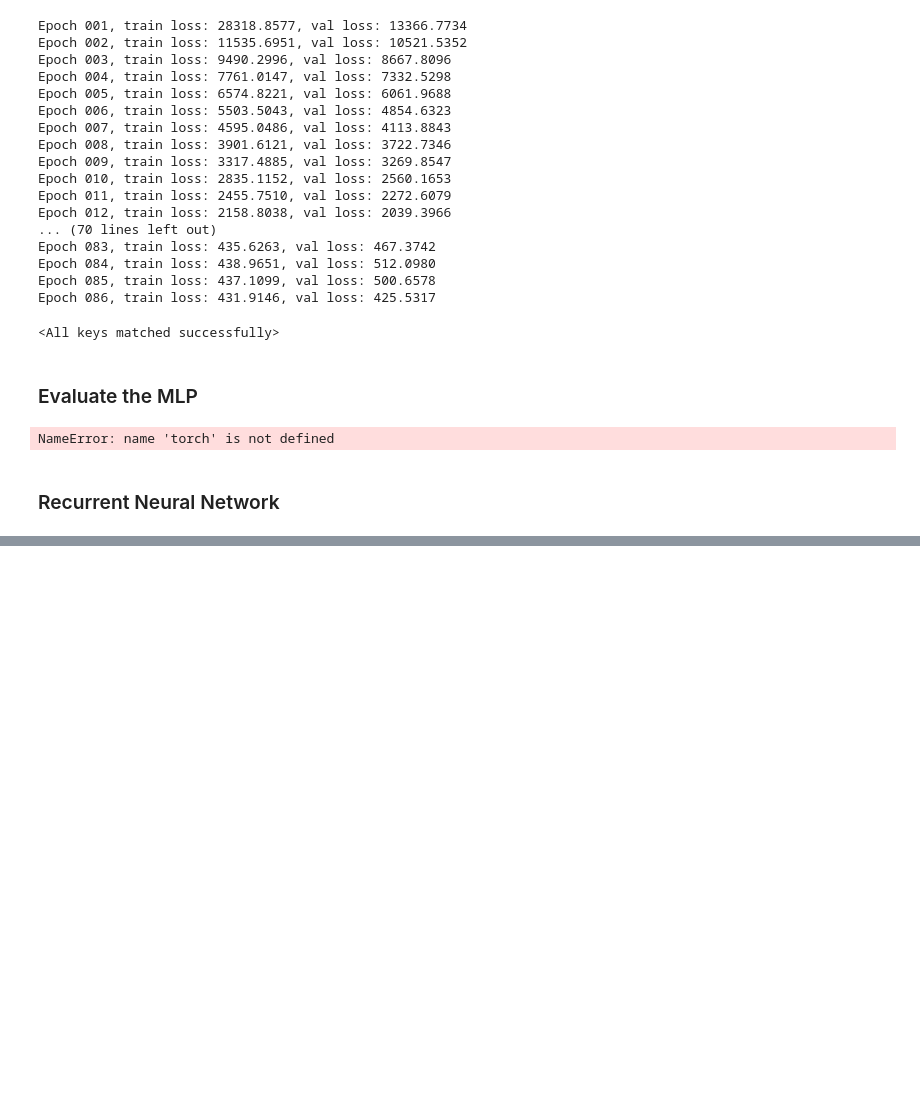
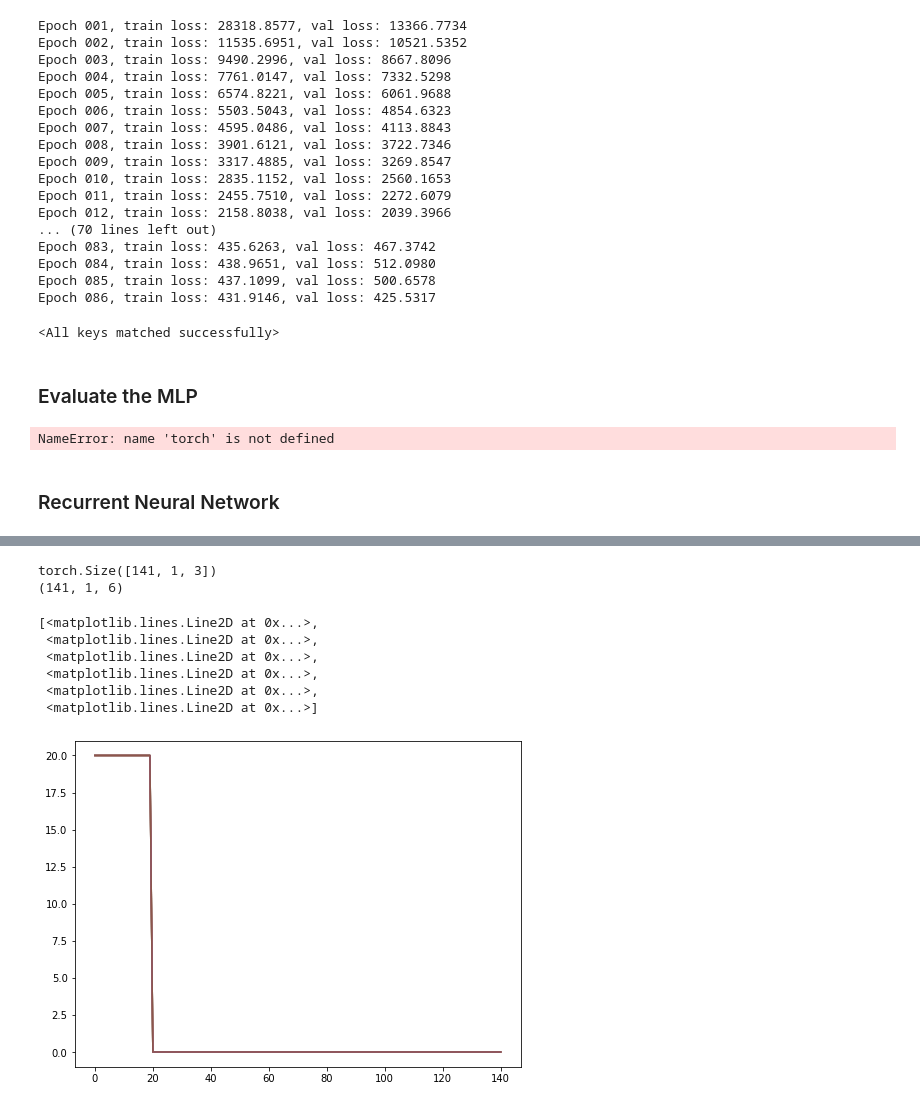
Before and after one commit to CarolineSainvitu/cenaero, a Jupyter notebook: yann/cenaero.ipynb, the cells around one changed output, grey strips where cells are left out. Drawn from its saved outputs; the diff is of its cells as text; code cells hidden in the pictures; blank space fills up the shorter version.

```diff
--- a/yann/cenaero.ipynb
+++ b/yann/cenaero.ipynb
@@ -430,10 +457,10 @@ torch.Size([2960, 84, 6])
 # %%
 # Hyperparameters
 LR = 1e-3
-BATCH_SIZE = 8
+BATCH_SIZE = 16
 INPUT_SIZE = train_inputs.shape[2]
 OUTPUT_SIZE = train_targets.shape[2]
-HIDDEN_SIZE = 32
+HIDDEN_SIZE = 256
 NUM_LAYERS = 2
 N_EPOCHS_CONVERGENCE = 5
 
@@ -460,18 +487,17 @@ while nb_epoch_no_improvement <= N_EPOCHS_CONVERGENCE:
     permutation = torch.randperm(train_inputs.shape[1])
     for b in range(0, train_inputs.shape[1], BATCH_SIZE):
         batch_indices = permutation[b:b+BATCH_SIZE]
-        batch_lengths = train_in_seq_lens[batch_indices]
-        batch_inputs = pack_padded_sequence(train_inputs[:, batch_indices, :],
-                                            lengths=batch_lengths,
-                                            enforce_sorted=False
-                                           )
+        batch_lengths = train_seq_lengths[batch_indices]
+        batch_masks = torch.arange(batch_lengths.max()).expand(len(batch_lengths), batch_lengths.max()) < batch_lengths.unsqueeze(1)
+        batch_masks = batch_masks.T.unsqueeze(-1)
+
+        batch_inputs = train_inputs[:batch_lengths.max(), batch_indices, :]
         batch_targets = train_targets[:, batch_indices, :]
+
         batch_preds, batch_hn = rnn(batch_inputs)
+        batch_preds *= batch_masks
 
         batch_targets = batch_targets[:batch_lengths.max(), :, :]
-
-        print(batch_targets)
-        print(batch_preds)
 
         loss = F.mse_loss(batch_preds, batch_targets)
 
@@ -487,12 +513,10 @@ while nb_epoch_no_improvement <= N_EPOCHS_CONVERGENCE:
 
     # VALIDATION PHASE
     val_loss = 0.0
-    packed_eval_inputs = pack_padded_sequence(eval_inputs,
-                                              lengths=eval_in_seq_lens,
-                                              enforce_sorted=False)
+    packed_eval_inputs = valid_inputs[:valid_seq_lengths.max(), :, :]
     with torch.no_grad():
         eval_preds, eval_hn = rnn(packed_eval_inputs)
-        eval_loss = F.mse_loss(eval_preds, eval_targets).item()
+        eval_loss = F.mse_loss(eval_preds, valid_targets).item()
     eval_losses.append(eval_loss)
 
     # UPDATE STATISTICS
@@ -529 +556,23 @@ tensor([[[ 20.0000,  20.0000,  20.0000,  20.0000,  20.0000,  20.0000],
 KeyboardInterrupt:
+# %%
+sample_train_id = np.random.choice(train_sequence_ids, size=(1,))
+sample_train_inputs, sample_train_targets, _, _ = load_data(sample_train_id, recurrent=True)
+sample_train_inputs = torch.from_numpy(sample_train_inputs).float()
+
+print(sample_train_inputs.shape)
+print(sample_train_targets.shape)
+
+with torch.no_grad():
+    sample_train_preds, _ = rnn(sample_train_inputs)
+
+plt.plot(sample_train_targets[:, 0, :])
+# %% [output]
+torch.Size([141, 1, 3])
+(141, 1, 6)
+[<matplotlib.lines.Line2D at 0x...>,
+ <matplotlib.lines.Line2D at 0x...>,
+ <matplotlib.lines.Line2D at 0x...>,
+ <matplotlib.lines.Line2D at 0x...>,
+ <matplotlib.lines.Line2D at 0x...>,
+ <matplotlib.lines.Line2D at 0x...>]
+[figure, added]
```
Also changed, not shown: parts of 13 cells of this notebook.
